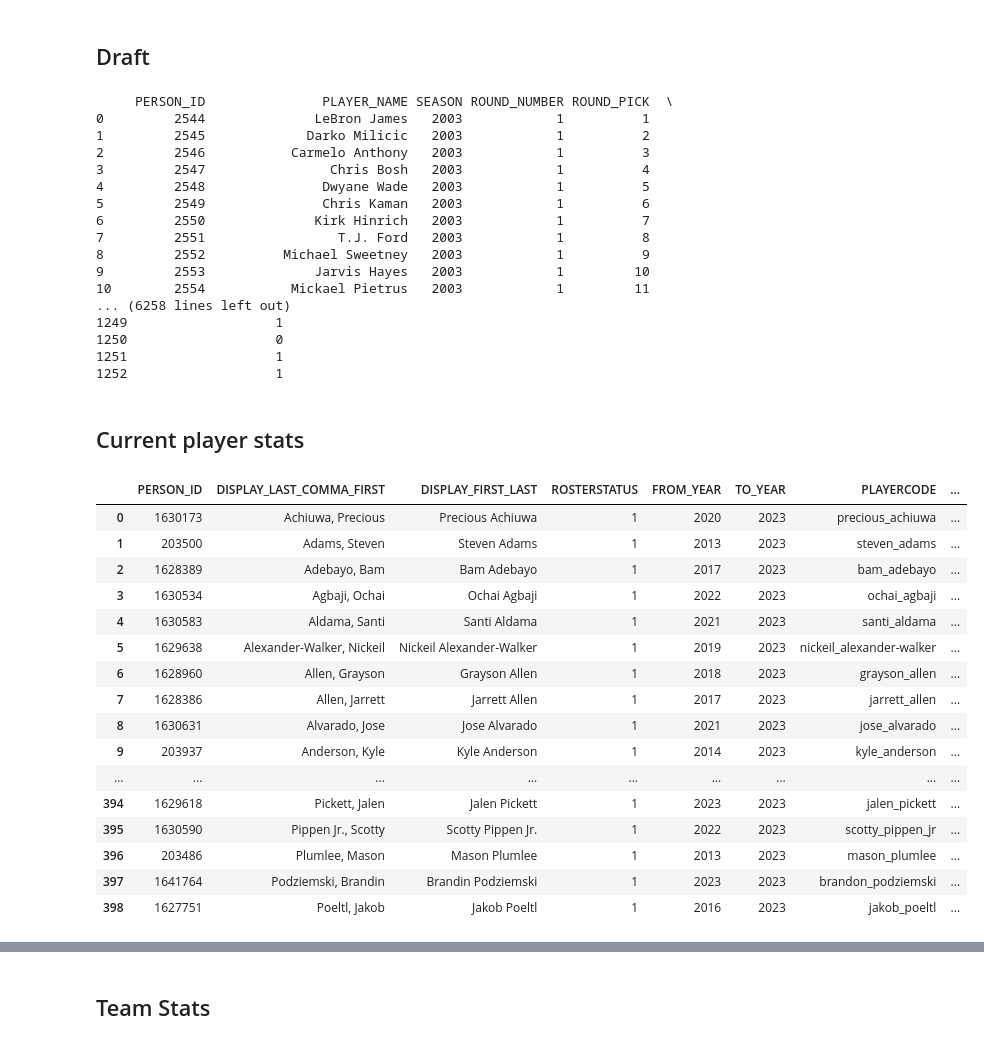
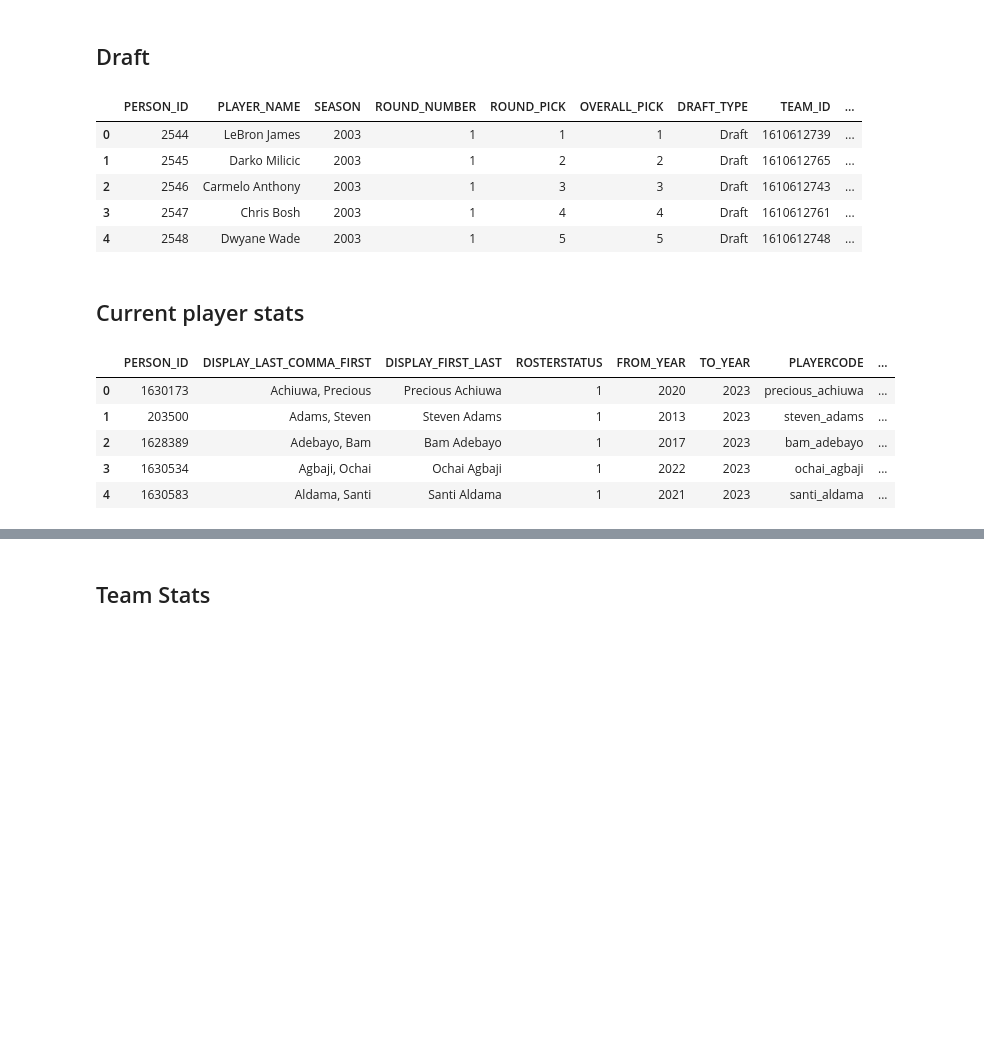
Before and after one commit to Atatsuki2000/DSCI551-Project, a Jupyter notebook: Data_Collecting.ipynb, the cells around one changed output, grey strips where cells are left out. Drawn from its saved outputs; the diff is of its cells as text; code cells hidden in the pictures; blank space fills up the shorter version.

```diff
--- a/Data_Collecting.ipynb
+++ b/Data_Collecting.ipynb
@@ -27,23 +27,12 @@ grouped_draft_picks = all_draft_picks.groupby('SEASON')
 draft_picks_by_year = {year: group.copy() for year, group in grouped_draft_picks}
 
 pd.set_option('display.max_rows', None)
-display(all_draft_picks)
+display(all_draft_picks.head())
 # %% [output]
-     PERSON_ID               PLAYER_NAME SEASON ROUND_NUMBER ROUND_PICK  \
-0         2544              LeBron James   2003            1          1
-1         2545             Darko Milicic   2003            1          2
-2         2546           Carmelo Anthony   2003            1          3
-3         2547                Chris Bosh   2003            1          4
-4         2548               Dwyane Wade   2003            1          5
-5         2549               Chris Kaman   2003            1          6
-6         2550              Kirk Hinrich   2003            1          7
-7         2551                 T.J. Ford   2003            1          8
-8         2552          Michael Sweetney   2003            1          9
-9         2553              Jarvis Hayes   2003            1         10
-10        2554           Mickael Pietrus   2003            1         11
-... (6258 lines left out)
-1249                   1
-1250                   0
-1251                   1
-1252                   1
+|  | PERSON_ID | PLAYER_NAME | SEASON | ROUND_NUMBER | ROUND_PICK | OVERALL_PICK | DRAFT_TYPE | TEAM_ID | ... |
+| 0 | 2544 | LeBron James | 2003 | 1 | 1 | 1 | Draft | 1610612739 | ... |
+| 1 | 2545 | Darko Milicic | 2003 | 1 | 2 | 2 | Draft | 1610612765 | ... |
+| 2 | 2546 | Carmelo Anthony | 2003 | 1 | 3 | 3 | Draft | 1610612743 | ... |
+| 3 | 2547 | Chris Bosh | 2003 | 1 | 4 | 4 | Draft | 1610612761 | ... |
+| 4 | 2548 | Dwyane Wade | 2003 | 1 | 5 | 5 | Draft | 1610612748 | ... |
 # %%
@@ -53,26 +42,17 @@ all_draft_picks.to_csv('./Data/all_draft_picks.csv', index=False)
 # %%
 all_players = commonallplayers.CommonAllPlayers(is_only_current_season=1)
 players_df = all_players.get_data_frames()[0]
-display(players_df)
-players_df.to_csv('./Data/current_players.csv', index=False)
+# Drop unknown columns
+players_df = players_df.drop(columns='OTHERLEAGUE_EXPERIENCE_CH')
+display(players_df.head())
+#players_df.to_csv('Data/current_players.csv', index=False)
 # %% [output]
 |  | PERSON_ID | DISPLAY_LAST_COMMA_FIRST | DISPLAY_FIRST_LAST | ROSTERSTATUS | FROM_YEAR | TO_YEAR | PLAYERCODE | ... |
 | 0 | 1630173 | Achiuwa, Precious | Precious Achiuwa | 1 | 2020 | 2023 | precious_achiuwa | ... |
 | 1 | 203500 | Adams, Steven | Steven Adams | 1 | 2013 | 2023 | steven_adams | ... |
 | 2 | 1628389 | Adebayo, Bam | Bam Adebayo | 1 | 2017 | 2023 | bam_adebayo | ... |
 | 3 | 1630534 | Agbaji, Ochai | Ochai Agbaji | 1 | 2022 | 2023 | ochai_agbaji | ... |
 | 4 | 1630583 | Aldama, Santi | Santi Aldama | 1 | 2021 | 2023 | santi_aldama | ... |
-| 5 | 1629638 | Alexander-Walker, Nickeil | Nickeil Alexander-Walker | 1 | 2019 | 2023 | nickeil_alexander-walker | ... |
-| 6 | 1628960 | Allen, Grayson | Grayson Allen | 1 | 2018 | 2023 | grayson_allen | ... |
-| 7 | 1628386 | Allen, Jarrett | Jarrett Allen | 1 | 2017 | 2023 | jarrett_allen | ... |
-| 8 | 1630631 | Alvarado, Jose | Jose Alvarado | 1 | 2021 | 2023 | jose_alvarado | ... |
-| 9 | 203937 | Anderson, Kyle | Kyle Anderson | 1 | 2014 | 2023 | kyle_anderson | ... |
-| ... | ... | ... | ... | ... | ... | ... | ... | ... |
-| 394 | 1629618 | Pickett, Jalen | Jalen Pickett | 1 | 2023 | 2023 | jalen_pickett | ... |
-| 395 | 1630590 | Pippen Jr., Scotty | Scotty Pippen Jr. | 1 | 2022 | 2023 | scotty_pippen_jr | ... |
-| 396 | 203486 | Plumlee, Mason | Mason Plumlee | 1 | 2013 | 2023 | mason_plumlee | ... |
-| 397 | 1641764 | Podziemski, Brandin | Brandin Podziemski | 1 | 2023 | 2023 | brandon_podziemski | ... |
-| 398 | 1627751 | Poeltl, Jakob | Jakob Poeltl | 1 | 2016 | 2023 | jakob_poeltl | ... |
 # %%
 active_players = players.get_active_players()
 all_players_season_stats = []
```
Also changed, not shown: parts of 8 cells of this notebook, 18 other files.
